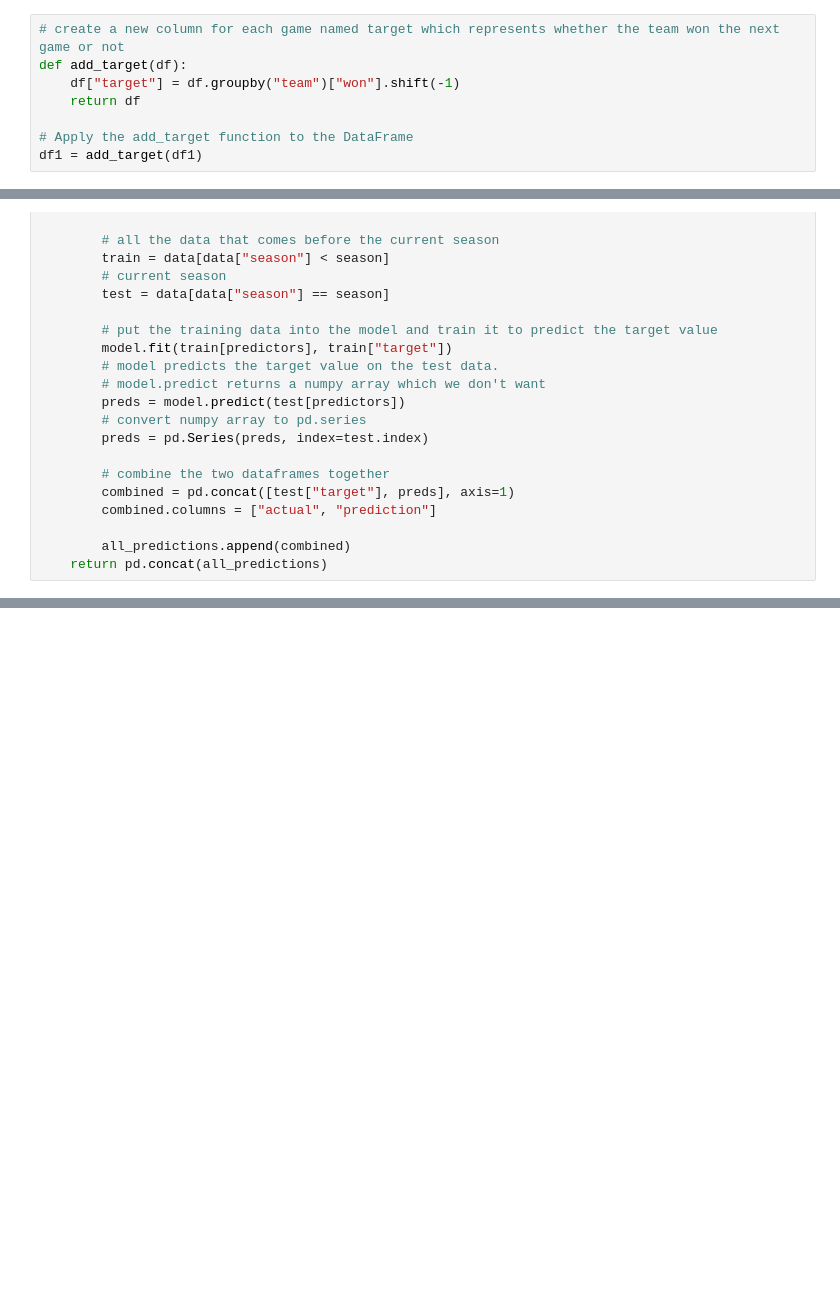
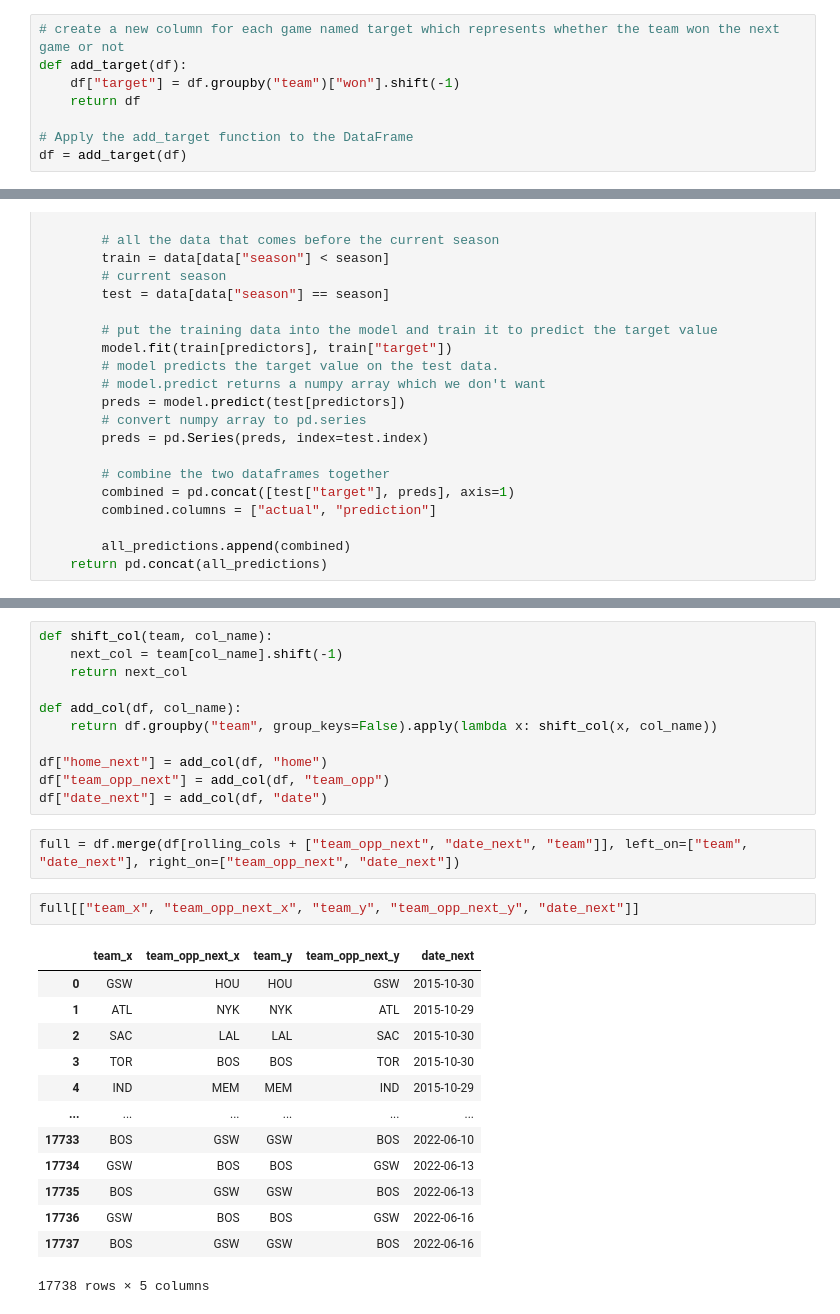
Before and after one commit to trjaffery/NBA-Statistics-Predictor, a Jupyter notebook: predict.ipynb, the cells around one changed output, grey strips where cells are left out. Cells and saved outputs as stored; diff of their text form; blank space fills up the shorter version.

```diff
--- a/predict.ipynb
+++ b/predict.ipynb
@@ -94,7 +55,7 @@ def add_target(df):
     return df
 
 # Apply the add_target function to the DataFrame
-df1 = add_target(df1)
+df = add_target(df)
 # %%
 # this command is for the target column and specifies if the value is null, then to assign it the value 2
 df.loc[pd.isnull(df["target"]), "target"] = 2
@@ -285,0 +273,29 @@ NameError: name 'df' is not defined
+# %%
+def shift_col(team, col_name):
+    next_col = team[col_name].shift(-1)
+    return next_col
+
+def add_col(df, col_name):
+    return df.groupby("team", group_keys=False).apply(lambda x: shift_col(x, col_name))
+
+df["home_next"] = add_col(df, "home")
+df["team_opp_next"] = add_col(df, "team_opp")
+df["date_next"] = add_col(df, "date")
+# %%
+full = df.merge(df[rolling_cols + ["team_opp_next", "date_next", "team"]], left_on=["team", "date_next"], right_on=["team_opp_next", "date_next"])
+# %%
+full[["team_x", "team_opp_next_x", "team_y", "team_opp_next_y", "date_next"]]
+# %% [output]
+|  | team_x | team_opp_next_x | team_y | team_opp_next_y | date_next |
+| 0 | GSW | HOU | HOU | GSW | 2015-10-30 |
+| 1 | ATL | NYK | NYK | ATL | 2015-10-29 |
+| 2 | SAC | LAL | LAL | SAC | 2015-10-30 |
+| 3 | TOR | BOS | BOS | TOR | 2015-10-30 |
+| 4 | IND | MEM | MEM | IND | 2015-10-29 |
+| ... | ... | ... | ... | ... | ... |
+| 17733 | BOS | GSW | GSW | BOS | 2022-06-10 |
+| 17734 | GSW | BOS | BOS | GSW | 2022-06-13 |
+| 17735 | BOS | GSW | GSW | BOS | 2022-06-13 |
+| 17736 | GSW | BOS | BOS | GSW | 2022-06-16 |
+| 17737 | BOS | GSW | GSW | BOS | 2022-06-16 |
+17738 rows × 5 columns
```
Also changed, not shown: parts of 27 cells of this notebook, 2 other files.
